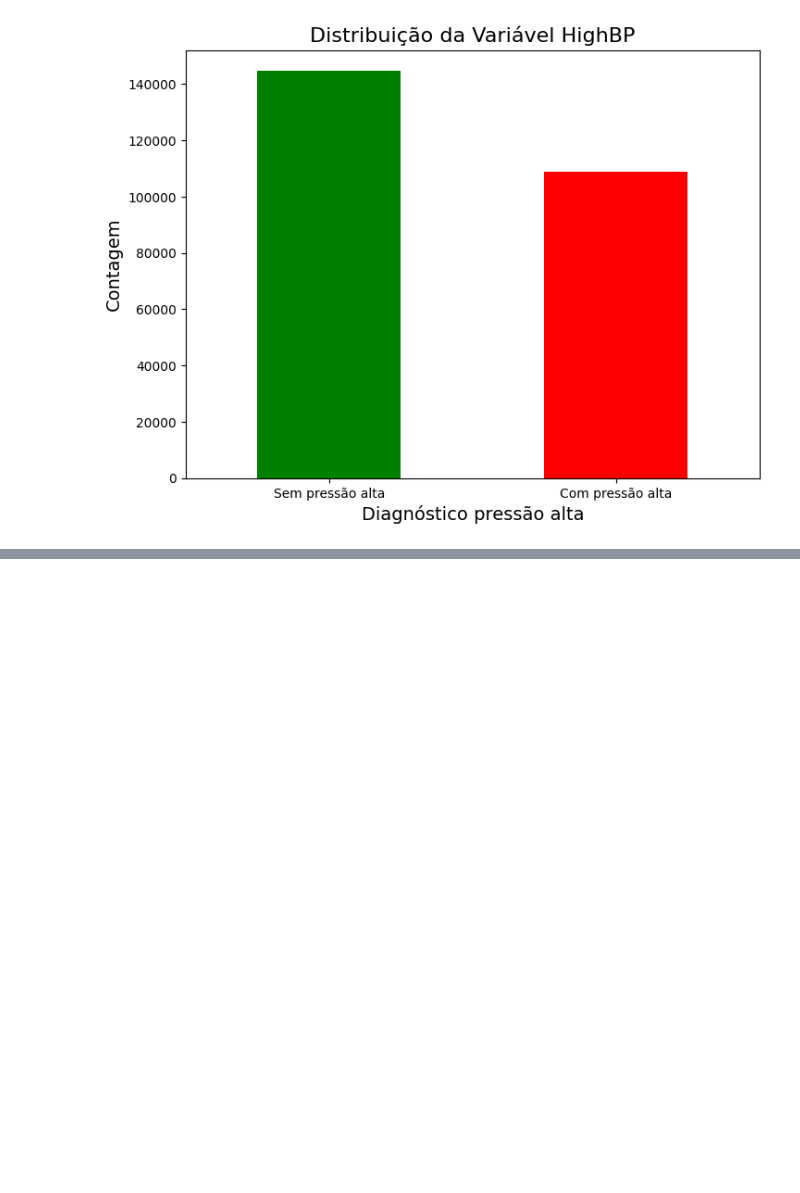
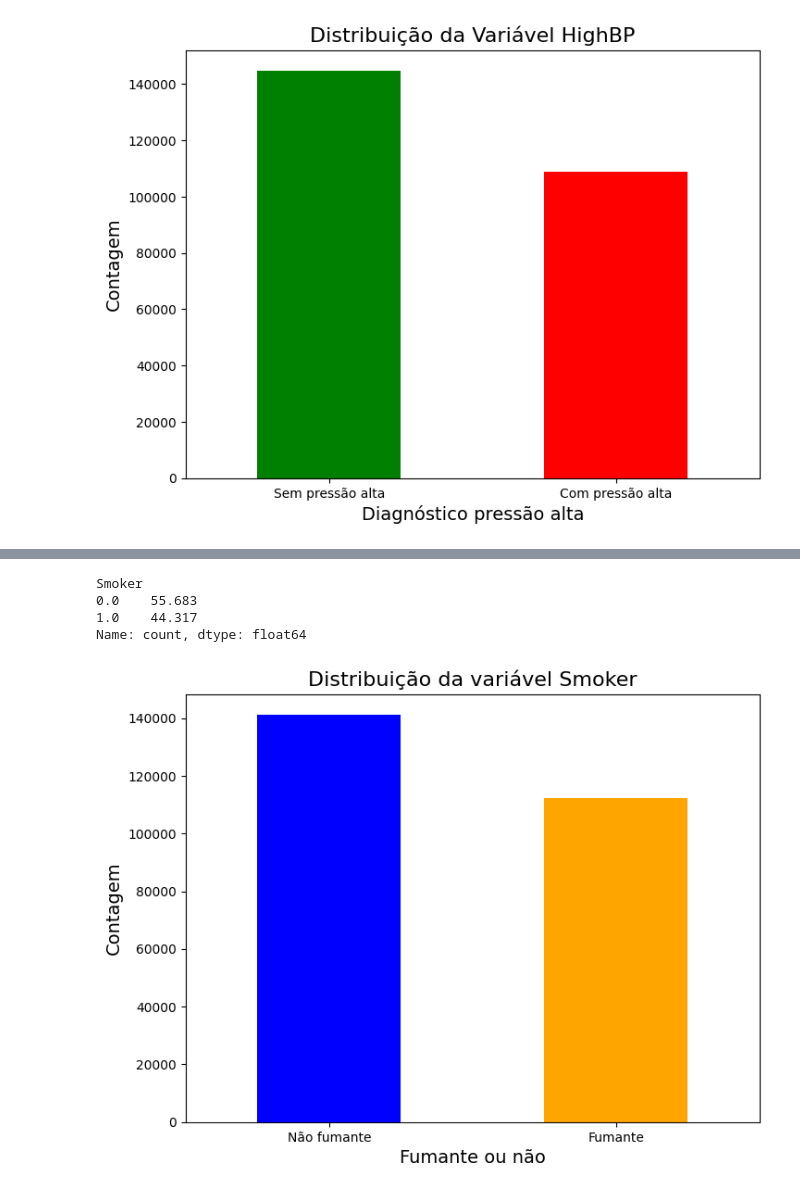
Before and after one commit to rcm2005/Data-Science, a Jupyter notebook: sprint3/sprint3.ipynb, the cells around one changed output, grey strips where cells are left out. Cells and saved outputs as stored; diff of their text form; code cells hidden in the pictures; blank space fills up the shorter version.

```diff
--- a/sprint3/sprint3.ipynb
+++ b/sprint3/sprint3.ipynb
@@ -190,0 +316,22 @@ Com o gráfico abaixo podemos perceber que a pressão alta é mais comum na popu
+# %%
+#Calculando distribuição total variável
+Smoker_count = base["Smoker"].value_counts()
+#Medindo composição percentual da variável
+Smoker_percent = (Smoker_count / Smoker_count.sum())*100
+Smoker_percent = Smoker_percent.round(3)
+print(Smoker_percent)
+
+
+plt.figure(figsize=(8,6))
+Smoker_count.plot(kind='bar', color=['blue', 'orange'])
+plt.title('Distribuição da variável Smoker', fontsize=16)
+plt.xlabel('Fumante ou não', fontsize=14)
+plt.ylabel('Contagem', fontsize=14)
+plt.xticks(ticks=[0, 1], labels=['Não fumante', 'Fumante'], rotation=0)
+plt.show()
+# %% [output]
+Smoker
+0.0    55.683
+1.0    44.317
+Name: count, dtype: float64
+[figure, added]
```
Also changed, not shown: parts of 15 cells of this notebook, 2 other files.
